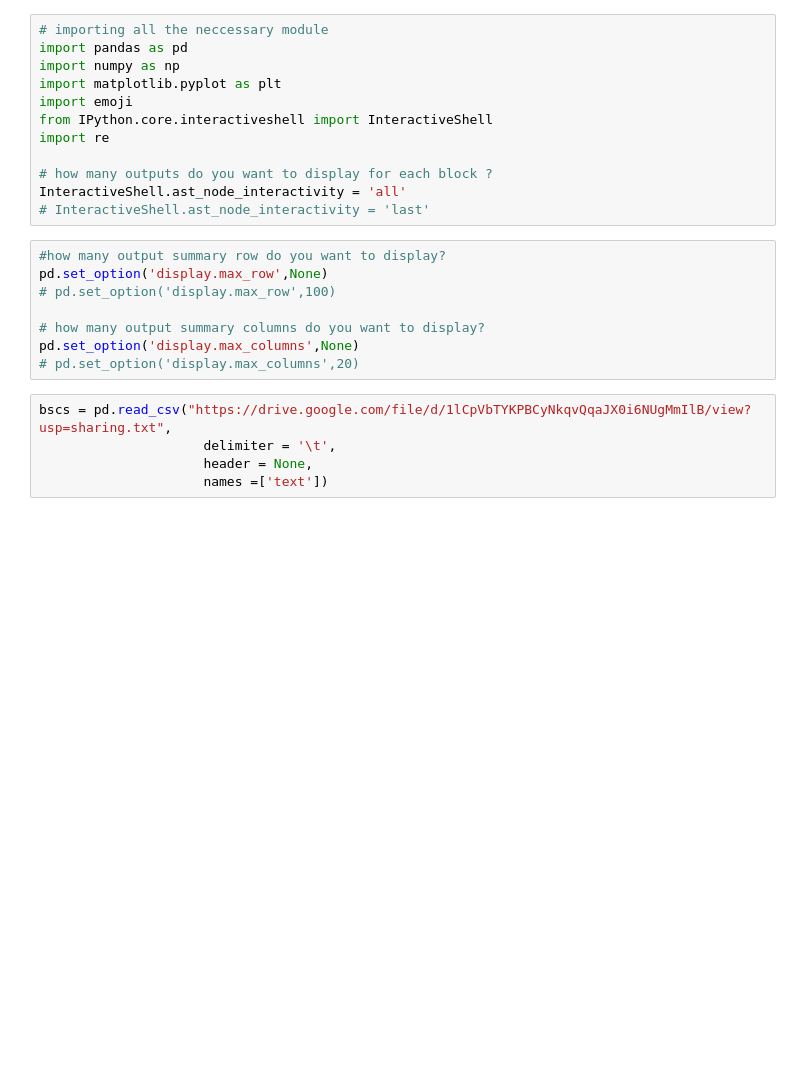
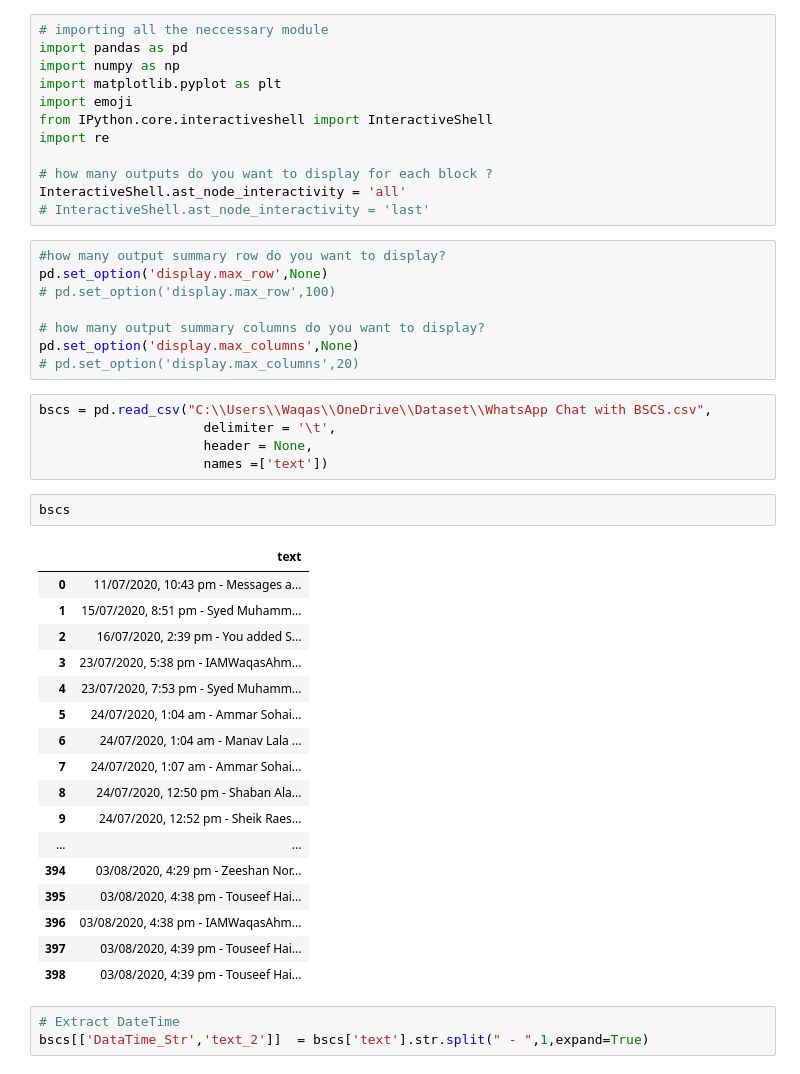
Before and after one commit to Iswaqasahmed/UBIT-whatapp-Group-Chat-Analysis-, a Jupyter notebook: chat analysis.ipynb, the cells around one changed output. Saved outputs shown, nothing was run; the diff lists cells and outputs as text; blank space fills up the shorter version.

Commit message:
splited data and time date column

```diff
--- a/chat analysis.ipynb
+++ b/chat analysis.ipynb
@@ -19,7 +19,30 @@ pd.set_option('display.max_row',None)
 pd.set_option('display.max_columns',None)
 # pd.set_option('display.max_columns',20)
 # %%
-bscs = pd.read_csv("https://drive.google.com/file/d/1lCpVbTYKPBCyNkqvQqaJX0i6NUgMmIlB/view?usp=sharing.txt",
+bscs = pd.read_csv("C:\\Users\\Waqas\\OneDrive\\Dataset\\WhatsApp Chat with BSCS.csv",
                      delimiter = '\t',
                      header = None,
                      names =['text'])
+# %%
+bscs
+# %% [output]
+|  | text |
+| 0 | 11/07/2020, 10:43 pm - Messages a... |
+| 1 | 15/07/2020, 8:51 pm - Syed Muhamm... |
+| 2 | 16/07/2020, 2:39 pm - You added S... |
+| 3 | 23/07/2020, 5:38 pm - IAMWaqasAhm... |
+| 4 | 23/07/2020, 7:53 pm - Syed Muhamm... |
+| 5 | 24/07/2020, 1:04 am - Ammar Sohai... |
+| 6 | 24/07/2020, 1:04 am - Manav Lala ... |
+| 7 | 24/07/2020, 1:07 am - Ammar Sohai... |
+| 8 | 24/07/2020, 12:50 pm - Shaban Ala... |
+| 9 | 24/07/2020, 12:52 pm - Sheik Raes... |
+| ... | ... |
+| 394 | 03/08/2020, 4:29 pm - Zeeshan Nor... |
+| 395 | 03/08/2020, 4:38 pm - Touseef Hai... |
+| 396 | 03/08/2020, 4:38 pm - IAMWaqasAhm... |
+| 397 | 03/08/2020, 4:39 pm - Touseef Hai... |
+| 398 | 03/08/2020, 4:39 pm - Touseef Hai... |
+# %%
+# Extract DateTime
+bscs[['DataTime_Str','text_2']]  = bscs['text'].str.split(" - ",1,expand=True)
```
Also changed, not shown: parts of 1 cell of this notebook.
